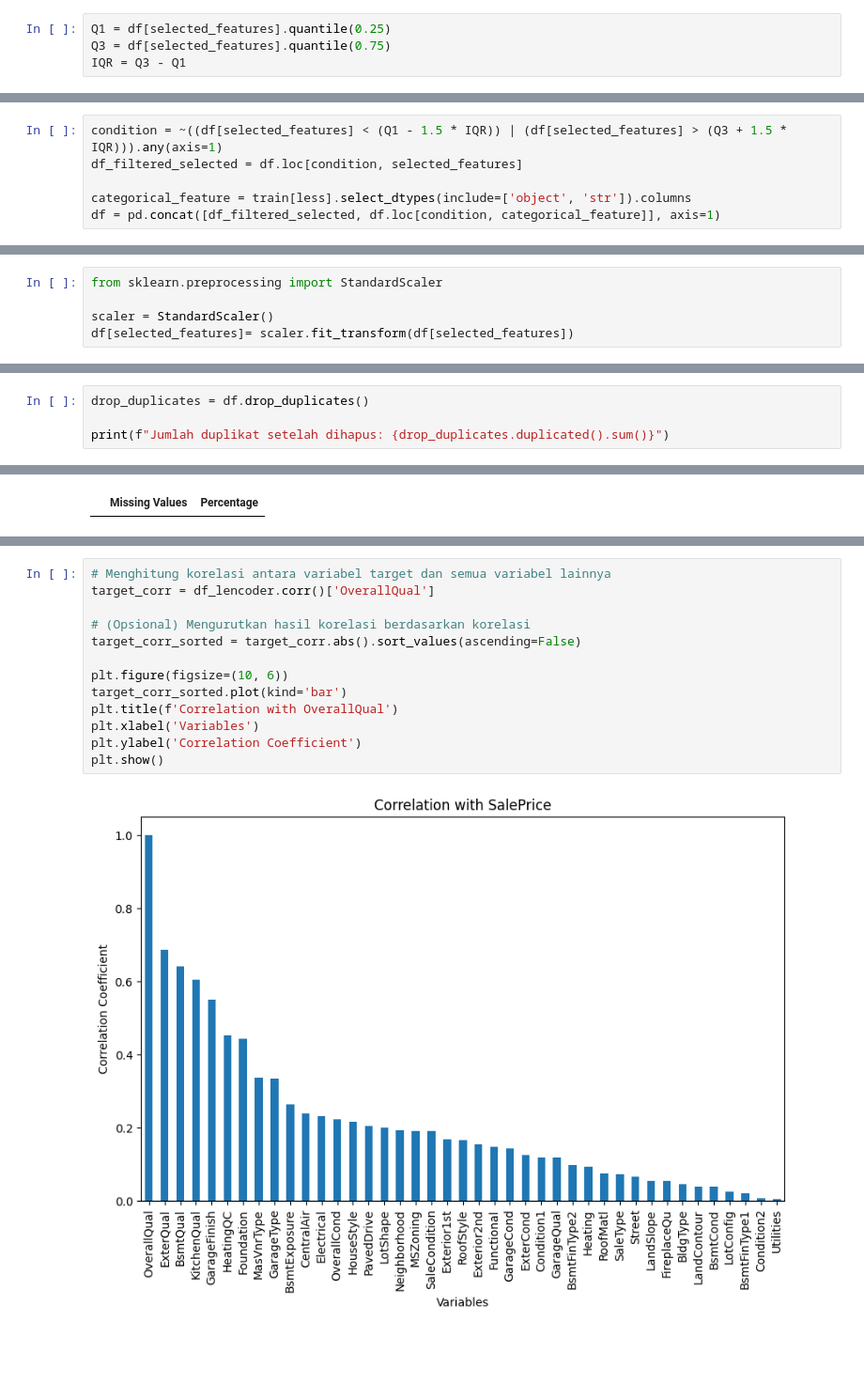
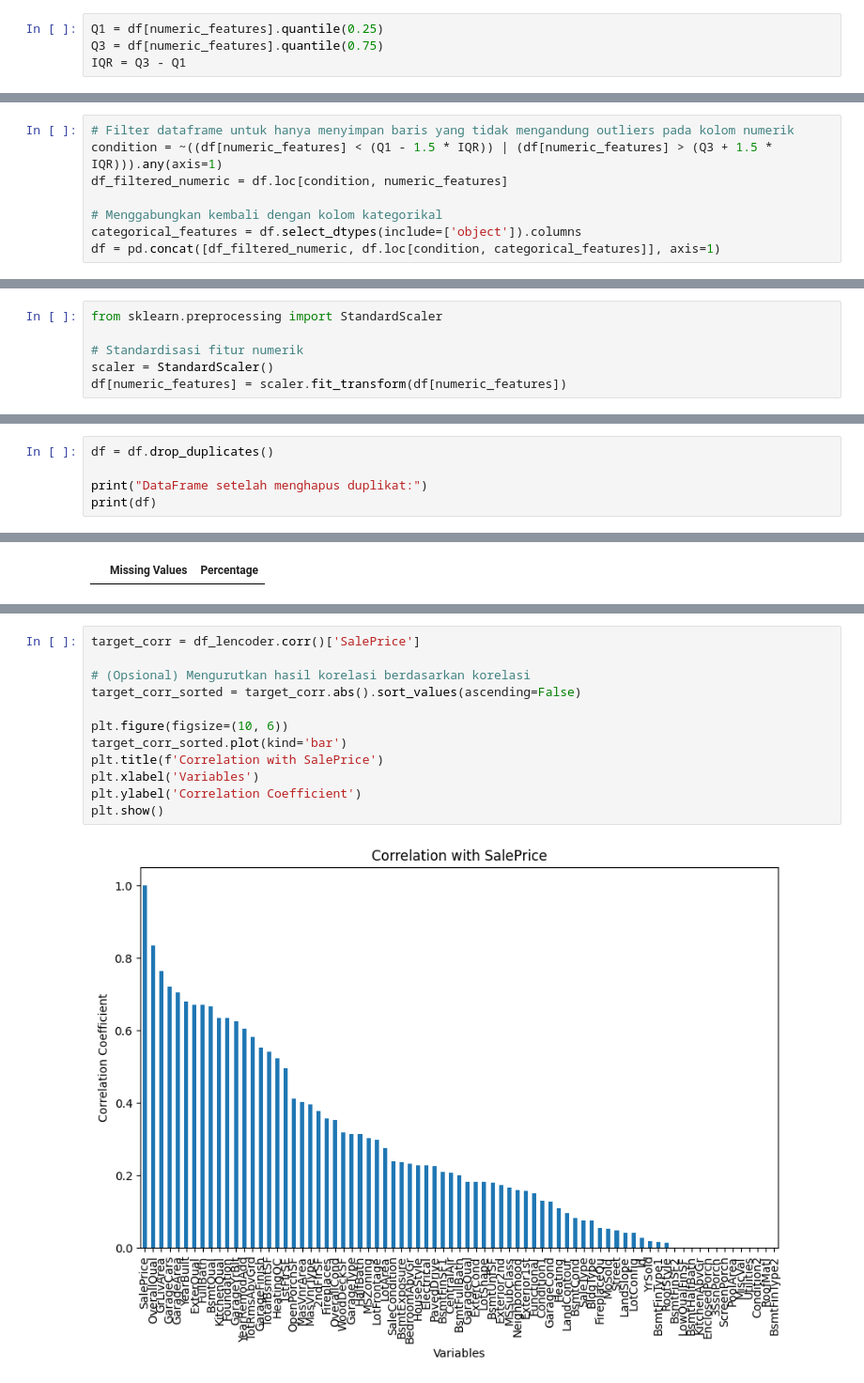
Before and after one commit to Andrian206/belajar-machine-learning-workflow, a Jupyter notebook: latihan.ipynb, the cells around one changed output, grey strips where cells are left out. Shown at 94% size. Drawn from its saved outputs; the diff is of its cells as text; blank space fills up the shorter version.

```diff
--- a/latihan.ipynb
+++ b/latihan.ipynb
@@ -142,14 +163,16 @@ for feature in selected_features:
 # %% [markdown]
 Identify outliers by IQR
 # %%
-Q1 = df[selected_features].quantile(0.25)
-Q3 = df[selected_features].quantile(0.75)
+Q1 = df[numeric_features].quantile(0.25)
+Q3 = df[numeric_features].quantile(0.75)
 IQR = Q3 - Q1
 # %% [markdown]
 Delete outliers by IQR
 # %%
-condition = ~((df[selected_features] < (Q1 - 1.5 * IQR)) | (df[selected_features] > (Q3 + 1.5 * IQR))).any(axis=1)
-df_filtered_selected = df.loc[condition, selected_features]
+# Filter dataframe untuk hanya menyimpan baris yang tidak mengandung outliers pada kolom numerik
+condition = ~((df[numeric_features] < (Q1 - 1.5 * IQR)) | (df[numeric_features] > (Q3 + 1.5 * IQR))).any(axis=1)
+df_filtered_numeric = df.loc[condition, numeric_features]
 
-categorical_feature = train[less].select_dtypes(include=['object', 'str']).columns
-df = pd.concat([df_filtered_selected, df.loc[condition, categorical_feature]], axis=1)
+# Menggabungkan kembali dengan kolom kategorikal
+categorical_features = df.select_dtypes(include=['object']).columns
+df = pd.concat([df_filtered_numeric, df.loc[condition, categorical_features]], axis=1)
@@ -183,8 +216,9 @@ Standarization
 # %%
 from sklearn.preprocessing import StandardScaler
 
+# Standardisasi fitur numerik
 scaler = StandardScaler()
-df[selected_features]= scaler.fit_transform(df[selected_features])
+df[numeric_features] = scaler.fit_transform(df[numeric_features])
 # %% [markdown]
 After standarization
 # %%
@@ -205,7 +243,8 @@ Jumlah duplikat: 21
 # %% [markdown]
 Delete duplicate data
 # %%
-drop_duplicates = df.drop_duplicates()
+df = df.drop_duplicates()
 
-print(f"Jumlah duplikat setelah dihapus: {drop_duplicates.duplicated().sum()}")
+print("DataFrame setelah menghapus duplikat:")
+print(df)
 # %% [output]
@@ -309,15 +364,14 @@ plt.show()
 # %%
-# Menghitung korelasi antara variabel target dan semua variabel lainnya
-target_corr = df_lencoder.corr()['OverallQual']
+target_corr = df_lencoder.corr()['SalePrice']
 
 # (Opsional) Mengurutkan hasil korelasi berdasarkan korelasi
 target_corr_sorted = target_corr.abs().sort_values(ascending=False)
 
 plt.figure(figsize=(10, 6))
 target_corr_sorted.plot(kind='bar')
-plt.title(f'Correlation with OverallQual')
+plt.title(f'Correlation with SalePrice')
 plt.xlabel('Variables')
 plt.ylabel('Correlation Coefficient')
 plt.show()
 # %% [output]
-[figure, old version]
+[figure, new version]
```
Also changed, not shown: parts of 21 cells of this notebook.
